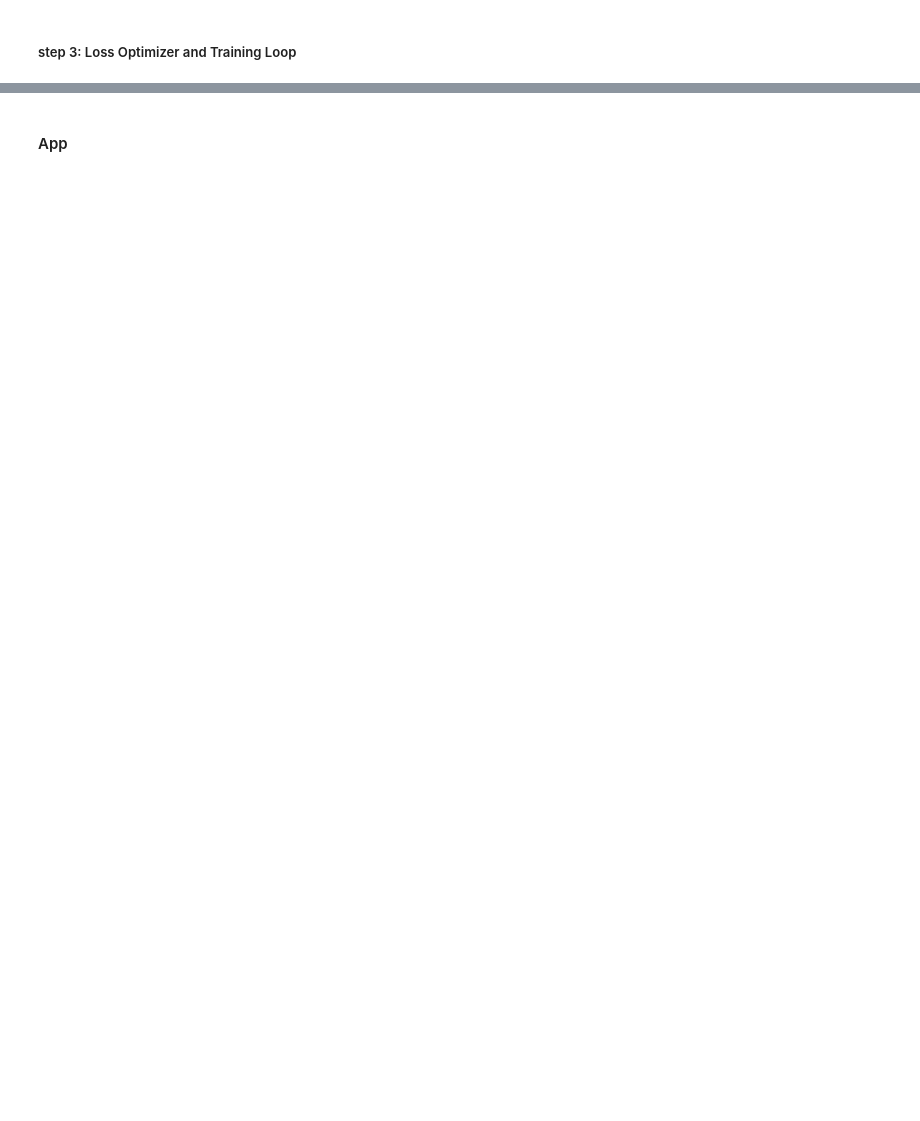
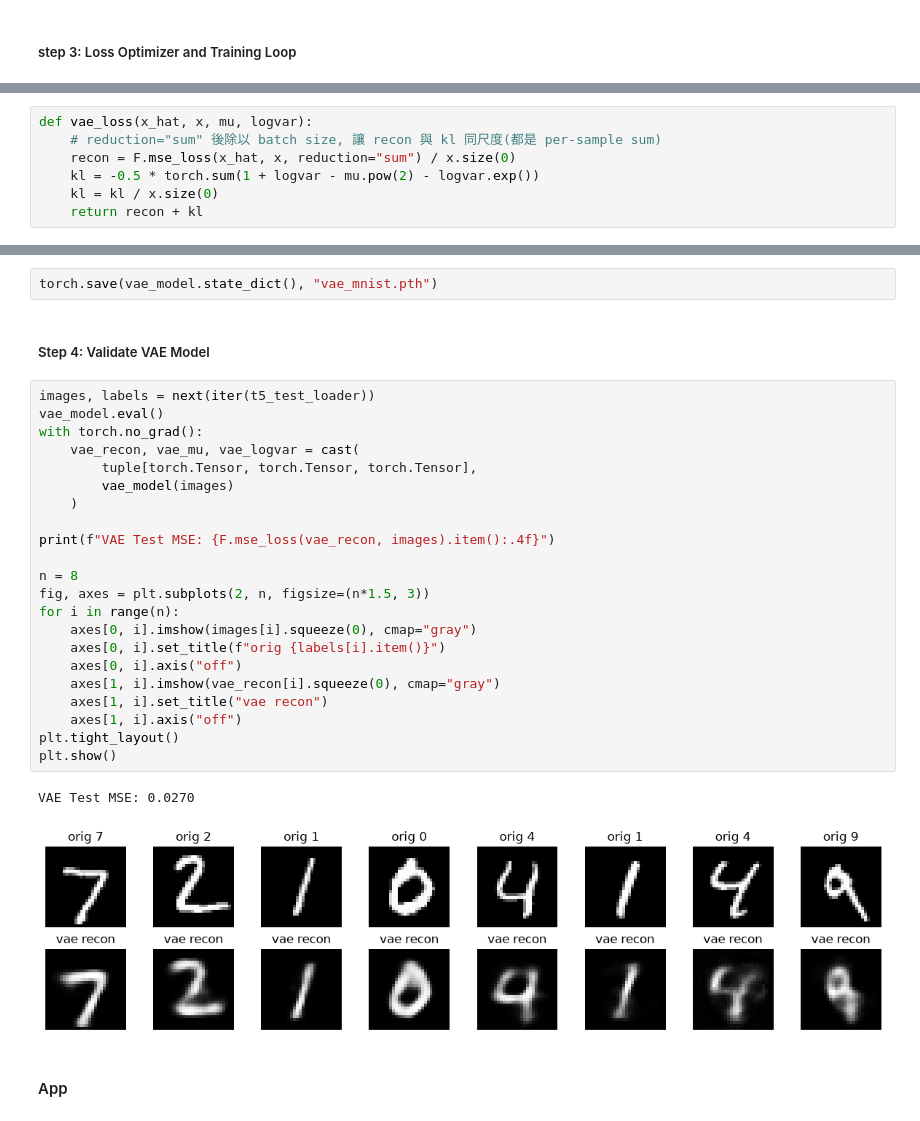
Before and after one commit to onenok/CIS341, a Jupyter notebook: assignment1/src/assignment1/S26202765_assignment1.ipynb, the cells around one changed output, grey strips where cells are left out. Drawn from its saved outputs; the diff is of its cells as text; blank space fills up the shorter version.

```diff
--- a/assignment1/src/assignment1/S26202765_assignment1.ipynb
+++ b/assignment1/src/assignment1/S26202765_assignment1.ipynb
@@ -1070,0 +1108,7 @@ Test MSE: 0.0134
+# %%
+def vae_loss(x_hat, x, mu, logvar):
+    # reduction="sum" 後除以 batch size, 讓 recon 與 kl 同尺度(都是 per-sample sum)
+    recon = F.mse_loss(x_hat, x, reduction="sum") / x.size(0)
+    kl = -0.5 * torch.sum(1 + logvar - mu.pow(2) - logvar.exp())
+    kl = kl / x.size(0)
+    return recon + kl
@@ -1071,3 +1143,32 @@ Test MSE: 0.0134
+# %%
+torch.save(vae_model.state_dict(), "vae_mnist.pth")
+# %% [markdown]
+##### Step 4: Validate VAE Model
+# %%
+images, labels = next(iter(t5_test_loader))
+vae_model.eval()
+with torch.no_grad():
+    vae_recon, vae_mu, vae_logvar = cast(
+        tuple[torch.Tensor, torch.Tensor, torch.Tensor],
+        vae_model(images)
+    )
+
+print(f"VAE Test MSE: {F.mse_loss(vae_recon, images).item():.4f}")
+
+n = 8
+fig, axes = plt.subplots(2, n, figsize=(n*1.5, 3))
+for i in range(n):
+    axes[0, i].imshow(images[i].squeeze(0), cmap="gray")
+    axes[0, i].set_title(f"orig {labels[i].item()}")
+    axes[0, i].axis("off")
+    axes[1, i].imshow(vae_recon[i].squeeze(0), cmap="gray")
+    axes[1, i].set_title("vae recon")
+    axes[1, i].axis("off")
+plt.tight_layout()
+plt.show()
+# %% [output]
+VAE Test MSE: 0.0270
+[figure, added]
 # %% [markdown]
 #### App
 # %%
```
Also changed, not shown: parts of 44 cells of this notebook, 17 other files.
